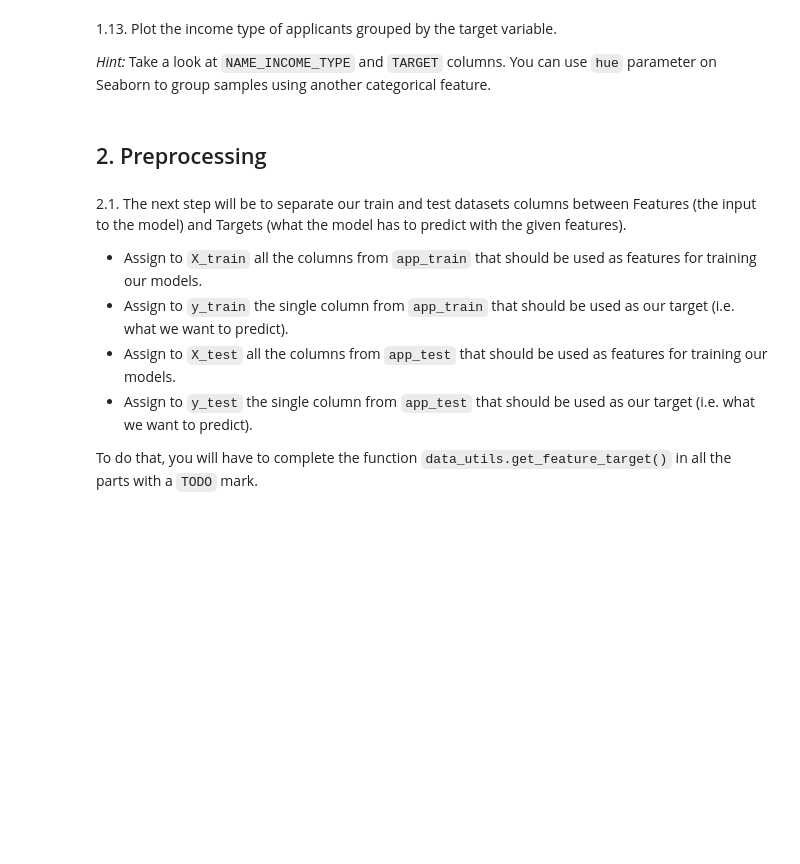
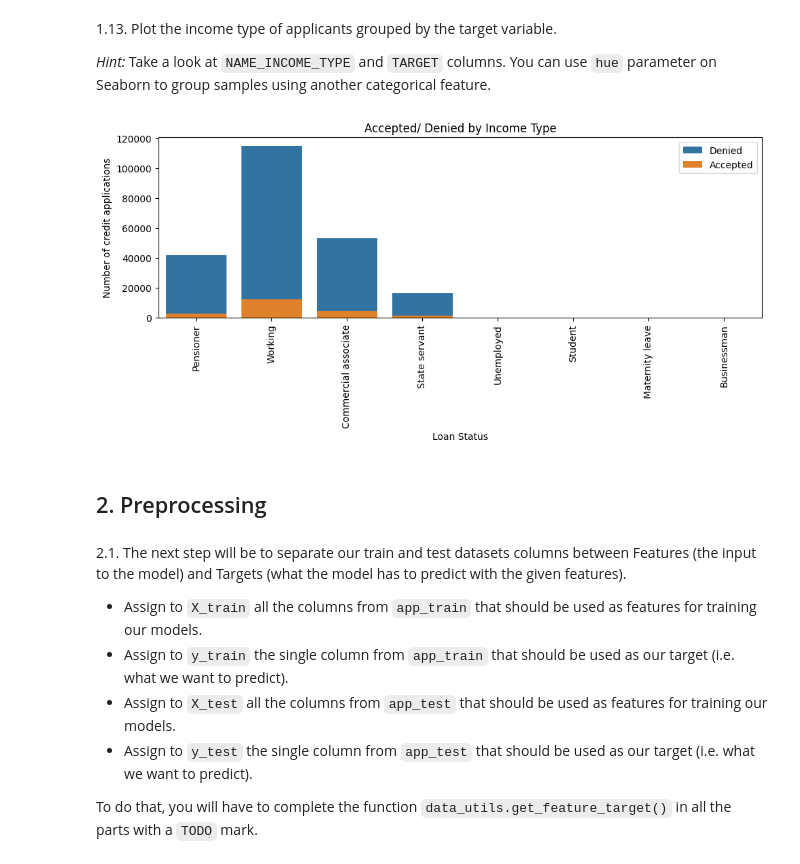
Before and after one commit to mlopez0/Credit-Risk, a Jupyter notebook: AnyoneAI - Sprint Project 02.ipynb, the cells around one changed output. Saved outputs shown, nothing was run; the diff lists cells and outputs as text; code cells hidden in the pictures; blank space fills up the shorter version.

```diff
--- a/AnyoneAI - Sprint Project 02.ipynb
+++ b/AnyoneAI - Sprint Project 02.ipynb
@@ -312,3 +361,17 @@ AttributeError: 'DataFrame' object has no attribute 'EDUCATION_LEVEL'
+# %%
+### TODO Complete in this cell: Income type of applicants by target variable
+fig = plt.figure(figsize=(10, 5))
+ax = sns.countplot(x="NAME_INCOME_TYPE", data=app_train, hue="TARGET", dodge=False)
+
+ax.tick_params(axis="x", labelrotation=90)
+fig.set_tight_layout(True)
+plt.title("Accepted/ Denied by Income Type")
+plt.ylabel("Number of credit applications")
+plt.xlabel("Loan Status")
+plt.legend(["Denied", "Accepted"])
+plt.show()
+# %% [output]
+[figure, added]
 # %% [markdown]
 ## 2. Preprocessing
 # %% [markdown]
```
Also changed, not shown: parts of 19 cells of this notebook.
